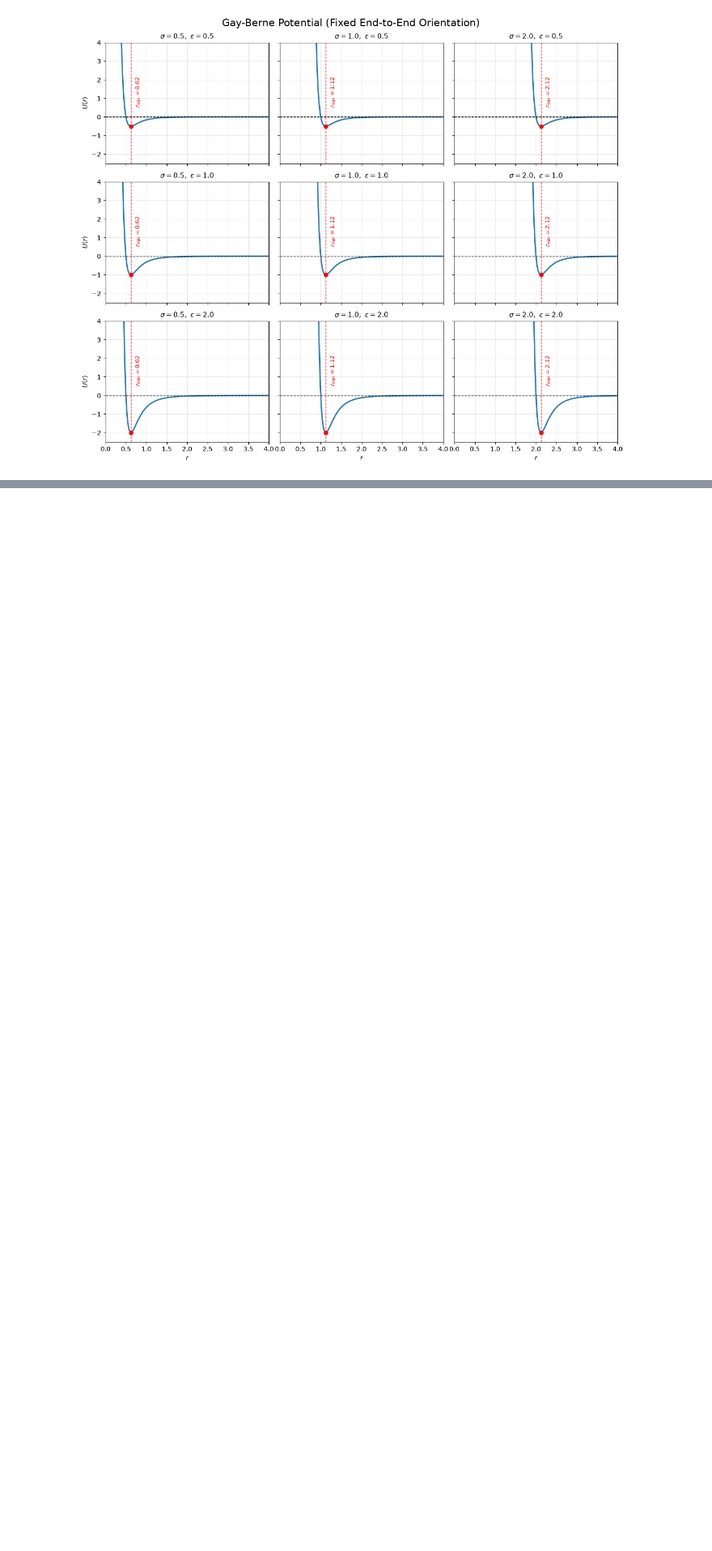
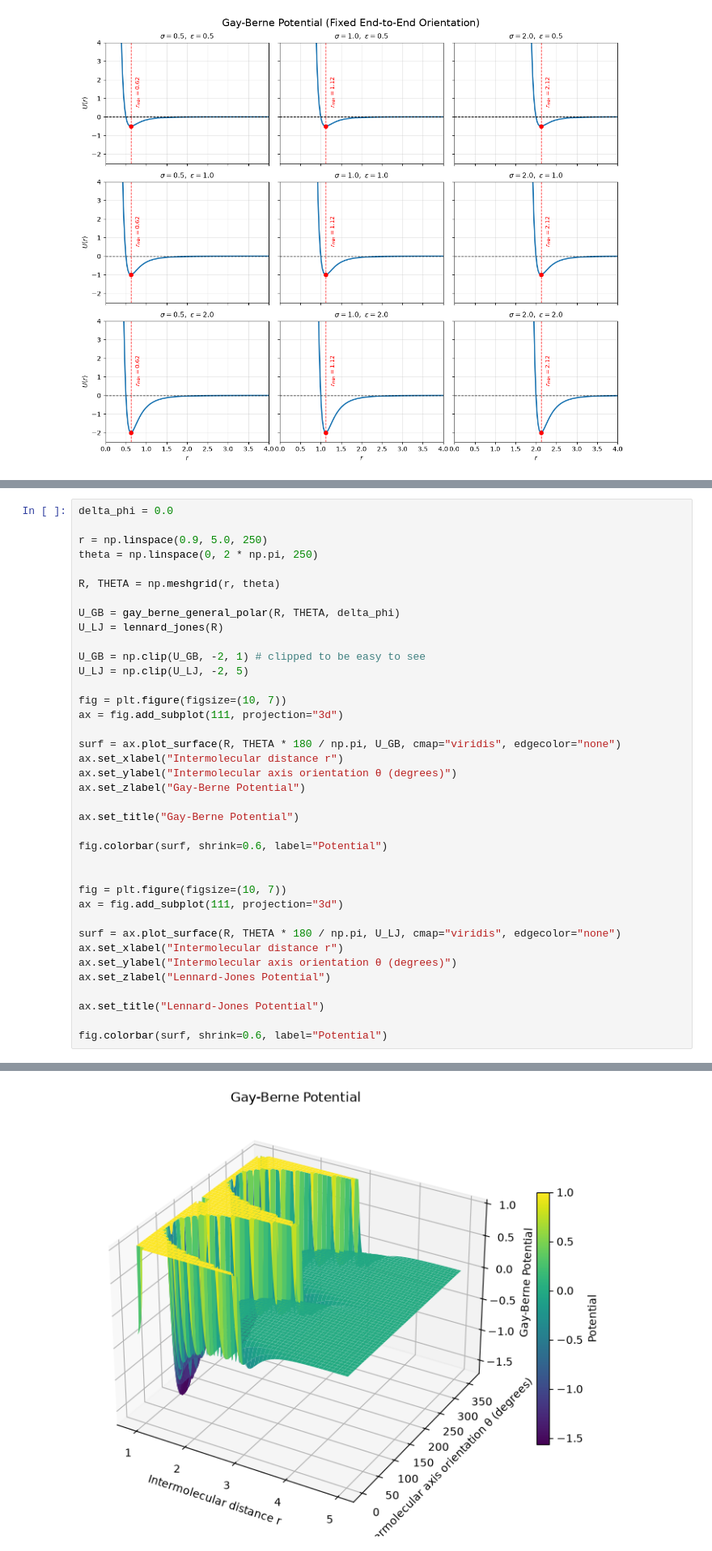
Before and after one commit to Ledmington/Interatomic_Potentials, a Jupyter notebook: main.ipynb, the cells around one changed output, grey strips where cells are left out. Shown at 81% size. Drawn from its saved outputs; the diff is of its cells as text; blank space fills up the shorter version.

```diff
--- a/main.ipynb
+++ b/main.ipynb
@@ -281,0 +522,39 @@ plt.show()
+# %%
+delta_phi = 0.0
+
+r = np.linspace(0.9, 5.0, 250)
+theta = np.linspace(0, 2 * np.pi, 250)
+
+R, THETA = np.meshgrid(r, theta)
+
+U_GB = gay_berne_general_polar(R, THETA, delta_phi)
+U_LJ = lennard_jones(R)
+
+U_GB = np.clip(U_GB, -2, 1) # clipped to be easy to see
+U_LJ = np.clip(U_LJ, -2, 5)
+
+fig = plt.figure(figsize=(10, 7))
+ax = fig.add_subplot(111, projection="3d")
+
+surf = ax.plot_surface(R, THETA * 180 / np.pi, U_GB, cmap="viridis", edgecolor="none")
+ax.set_xlabel("Intermolecular distance r")
+ax.set_ylabel("Intermolecular axis orientation θ (degrees)")
+ax.set_zlabel("Gay-Berne Potential")
+
+ax.set_title("Gay-Berne Potential")
+
+fig.colorbar(surf, shrink=0.6, label="Potential")
+
+
+fig = plt.figure(figsize=(10, 7))
+ax = fig.add_subplot(111, projection="3d")
+
+surf = ax.plot_surface(R, THETA * 180 / np.pi, U_LJ, cmap="viridis", edgecolor="none")
+ax.set_xlabel("Intermolecular distance r")
+ax.set_ylabel("Intermolecular axis orientation θ (degrees)")
+ax.set_zlabel("Lennard-Jones Potential")
+
+ax.set_title("Lennard-Jones Potential")
+
+fig.colorbar(surf, shrink=0.6, label="Potential")
+# %% [output]
@@ -281,0 +562 @@ plt.show()
+[figure, added]
```
Also changed, not shown: parts of 10 cells of this notebook.
